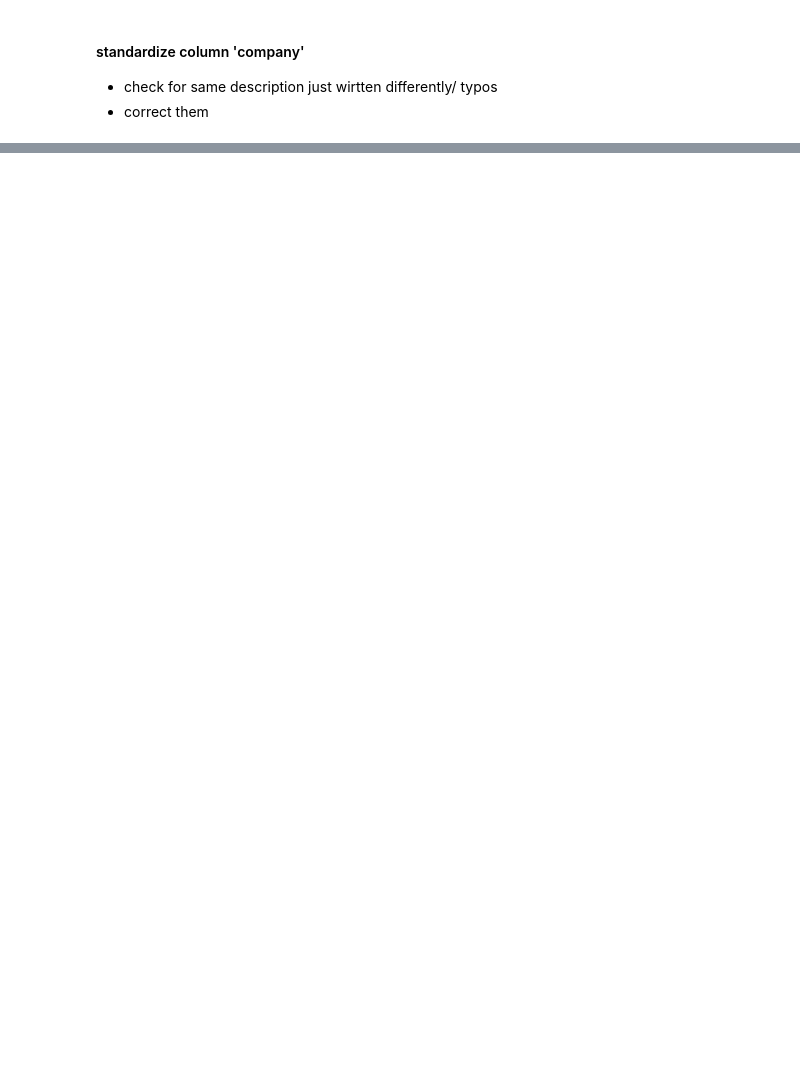
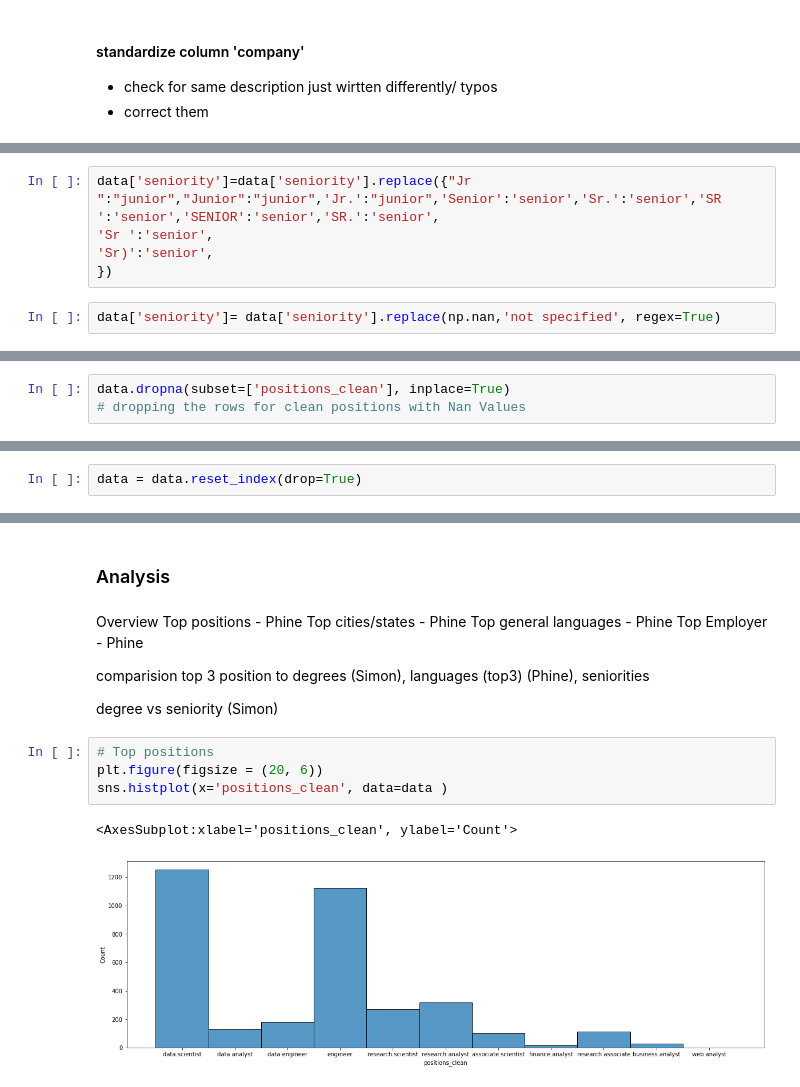
Before and after one commit to simples707data/GroupProject1, a Jupyter notebook: Project1.ipynb, the cells around one changed output, grey strips where cells are left out. Saved outputs shown, nothing was run; the diff lists cells and outputs as text; blank space fills up the shorter version.

```diff
--- a/Project1.ipynb
+++ b/Project1.ipynb
@@ -467,0 +582,7 @@ ValueError: Length of values (0) does not match length of index (6964)
+# %%
+data['seniority']=data['seniority'].replace({"Jr ":"junior","Junior":"junior",'Jr.':"junior",'Senior':'senior','Sr.':'senior','SR ':'senior','SENIOR':'senior','SR.':'senior',
+'Sr ':'senior',
+'Sr)':'senior',
+})
+# %%
+data['seniority']= data['seniority'].replace(np.nan,'not specified', regex=True)
@@ -467,0 +598,3 @@ ValueError: Length of values (0) does not match length of index (6964)
+# %%
+data.dropna(subset=['positions_clean'], inplace=True)
+# dropping the rows for clean positions with Nan Values
@@ -467,0 +627,2 @@ ValueError: Length of values (0) does not match length of index (6964)
+# %%
+data = data.reset_index(drop=True)
@@ -467,0 +638,20 @@ ValueError: Length of values (0) does not match length of index (6964)
+# %% [markdown]
+### Analysis
+# %% [markdown]
+Overview
+Top positions - Phine
+Top cities/states - Phine
+Top general languages - Phine
+Top Employer - Phine
+
+comparision
+top 3 position to degrees (Simon), languages (top3) (Phine), seniorities
+
+degree vs seniority (Simon)
+# %%
+# Top positions
+plt.figure(figsize = (20, 6))
+sns.histplot(x='positions_clean', data=data )
+# %% [output]
+<AxesSubplot:xlabel='positions_clean', ylabel='Count'>
+[figure, added]
```
Also changed, not shown: parts of 69 cells of this notebook.
